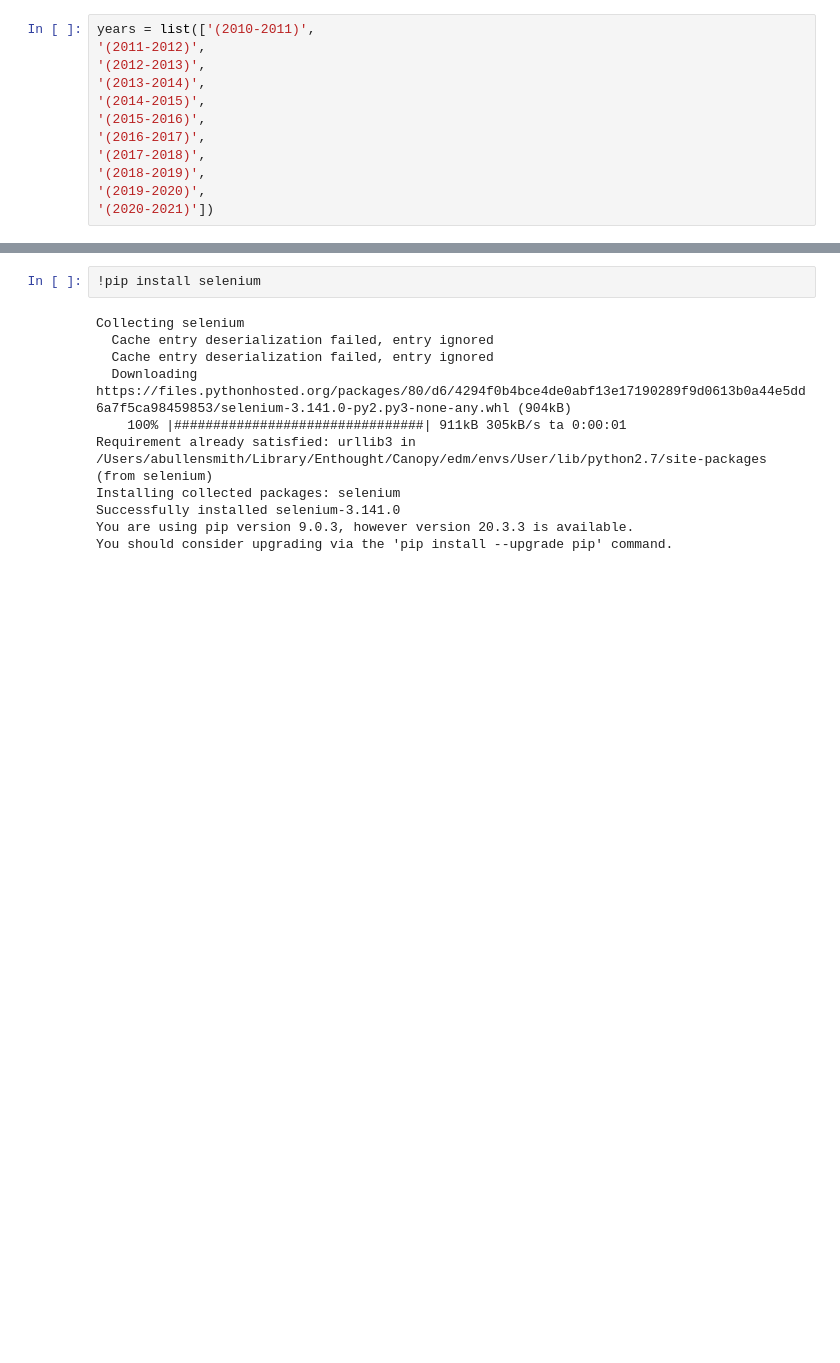
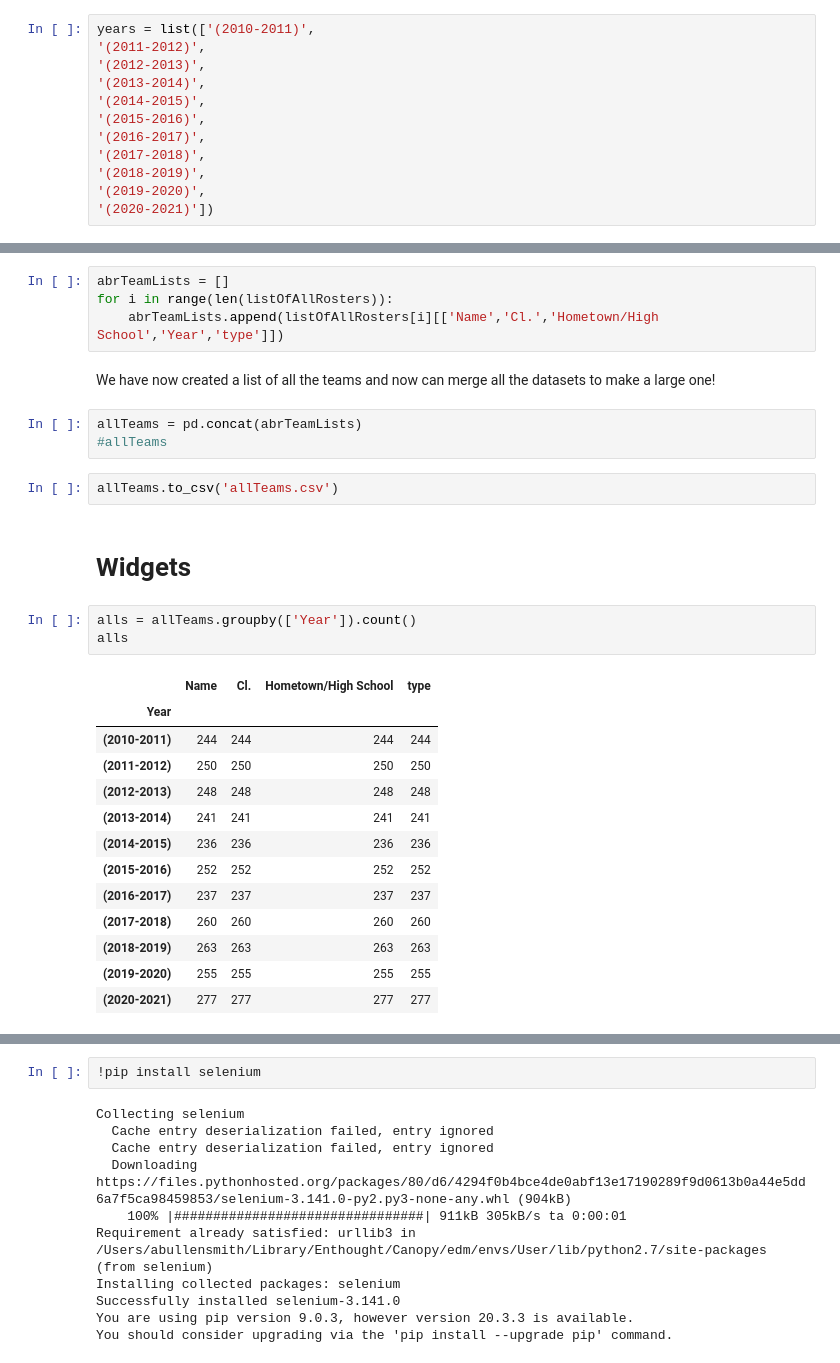
Before and after one commit to abullensmith/WellsAthletics, a Jupyter notebook: athletics.ipynb, the cells around one changed output, grey strips where cells are left out. Cells and saved outputs as stored; diff of their text form; blank space fills up the shorter version.

```diff
--- a/athletics.ipynb
+++ b/athletics.ipynb
@@ -129,0 +122,30 @@ ValueError: could not convert string to float: (2010-2011)
+# %%
+abrTeamLists = []
+for i in range(len(listOfAllRosters)):
+    abrTeamLists.append(listOfAllRosters[i][['Name','Cl.','Hometown/High School','Year','type']])
+# %% [markdown]
+We have now created a list of all the teams and now can merge all the datasets to make a large one!
+# %%
+allTeams = pd.concat(abrTeamLists)
+#allTeams
+# %%
+allTeams.to_csv('allTeams.csv')
+# %% [markdown]
+# Widgets
+# %%
+alls = allTeams.groupby(['Year']).count()
+alls
+# %% [output]
+|  | Name | Cl. | Hometown/High School | type |
+| Year |  |  |  |  |
+| (2010-2011) | 244 | 244 | 244 | 244 |
+| (2011-2012) | 250 | 250 | 250 | 250 |
+| (2012-2013) | 248 | 248 | 248 | 248 |
+| (2013-2014) | 241 | 241 | 241 | 241 |
+| (2014-2015) | 236 | 236 | 236 | 236 |
+| (2015-2016) | 252 | 252 | 252 | 252 |
+| (2016-2017) | 237 | 237 | 237 | 237 |
+| (2017-2018) | 260 | 260 | 260 | 260 |
+| (2018-2019) | 263 | 263 | 263 | 263 |
+| (2019-2020) | 255 | 255 | 255 | 255 |
+| (2020-2021) | 277 | 277 | 277 | 277 |
```
Also changed, not shown: parts of 15 cells of this notebook, 1 other file.
